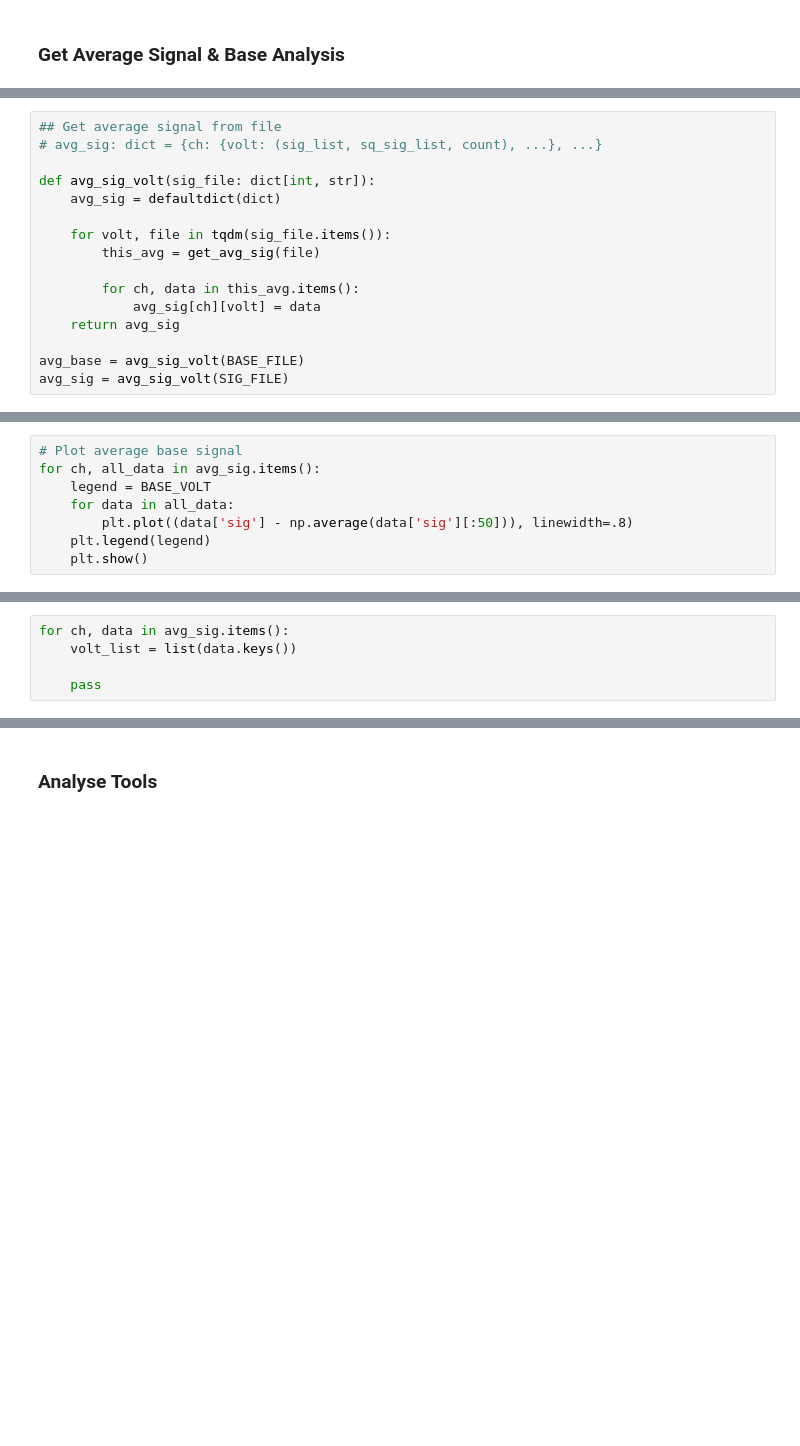
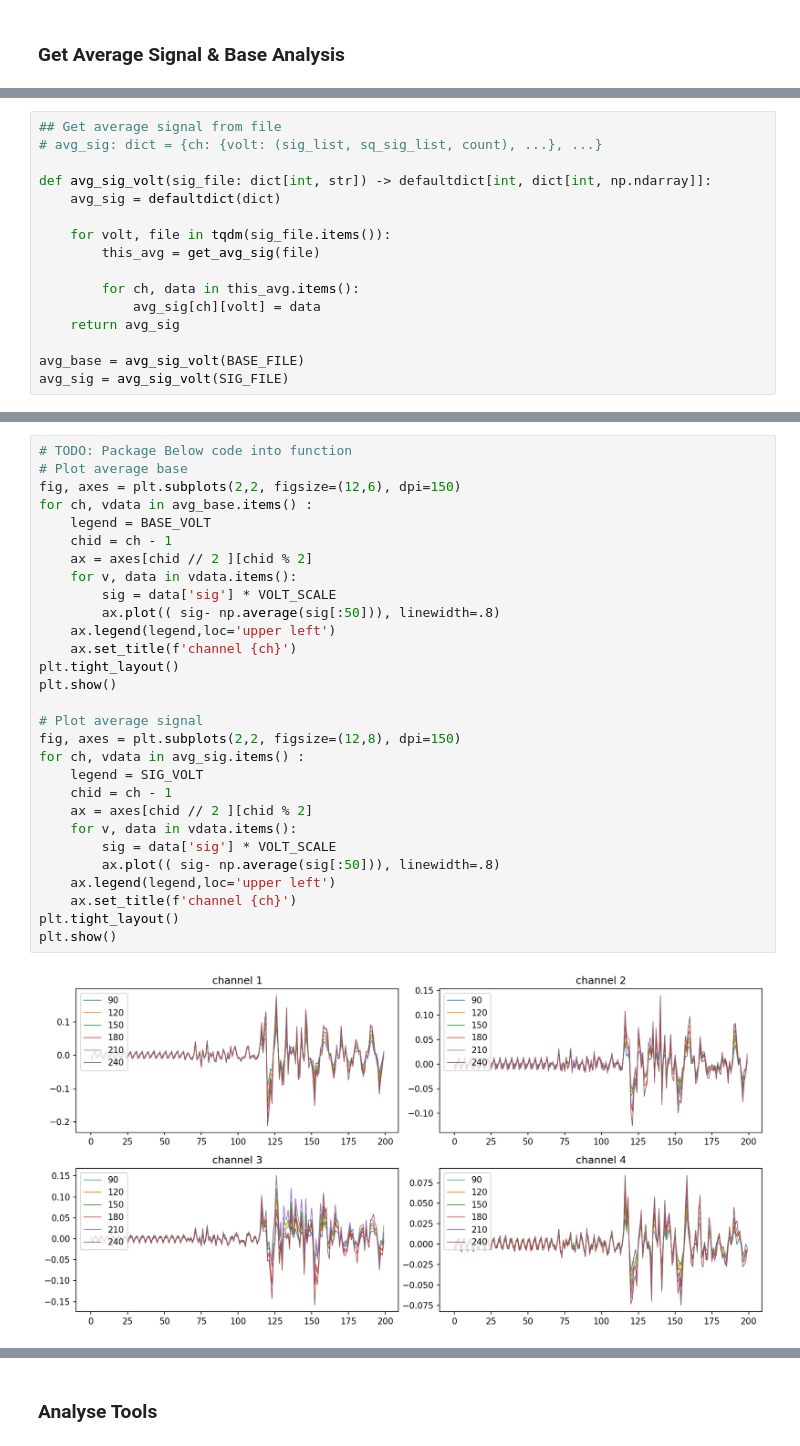
Before and after one commit to yfzhao20/PMT-Test, a Jupyter notebook: yfzhao/dist-analysis-v2.ipynb, the cells around one changed output, grey strips where cells are left out. Cells and saved outputs as stored; diff of their text form; blank space fills up the shorter version.

Commit message:
✨linear fit baseline.
- Clear some redundant code.
- Add notes for some functions.
- Improve dpi and size for some figures.
- Linear fit test. Passed!

```diff
--- a/yfzhao/dist-analysis-v2.ipynb
+++ b/yfzhao/dist-analysis-v2.ipynb
@@ -194,7 +176,7 @@ def get_avg_sig(file: str, ch = range(0, 16)):
 ## Get average signal from file
 # avg_sig: dict = {ch: {volt: (sig_list, sq_sig_list, count), ...}, ...}
 
-def avg_sig_volt(sig_file: dict[int, str]):
+def avg_sig_volt(sig_file: dict[int, str]) -> defaultdict[int, dict[int, np.ndarray]]:
     avg_sig = defaultdict(dict)
 
     for volt, file in tqdm(sig_file.items()):
@@ -219,11 +201,3 @@ def avg_to_file(avg_sig: dict[int, dict], file: str):
 
 avg_to_file(avg_base, '0710/avg_base.txt')
 avg_to_file(avg_base, '0710/avg_sig.txt')
-# %%
-# Plot average base signal
-for ch, all_data in avg_sig.items():
-    legend = BASE_VOLT
-    for data in all_data:
-        plt.plot((data['sig'] - np.average(data['sig'][:50])), linewidth=.8)
-    plt.legend(legend)
-    plt.show()
@@ -235,5 +203,0 @@ for ch, all_data in avg_sig.items():
-# %%
-for ch, data in avg_sig.items():
-    volt_list = list(data.keys())
-
-    pass
@@ -241,0 +204,31 @@ for ch, data in avg_sig.items():
+# %%
+# TODO: Package Below code into function
+# Plot average base
+fig, axes = plt.subplots(2,2, figsize=(12,6), dpi=150)
+for ch, vdata in avg_base.items() :
+    legend = BASE_VOLT
+    chid = ch - 1
+    ax = axes[chid // 2 ][chid % 2]
+    for v, data in vdata.items():
+        sig = data['sig'] * VOLT_SCALE
+        ax.plot(( sig- np.average(sig[:50])), linewidth=.8)
+    ax.legend(legend,loc='upper left')
+    ax.set_title(f'channel {ch}')
+plt.tight_layout()
+plt.show()
+
+# Plot average signal
+fig, axes = plt.subplots(2,2, figsize=(12,8), dpi=150)
+for ch, vdata in avg_sig.items() :
+    legend = SIG_VOLT
+    chid = ch - 1
+    ax = axes[chid // 2 ][chid % 2]
+    for v, data in vdata.items():
+        sig = data['sig'] * VOLT_SCALE
+        ax.plot(( sig- np.average(sig[:50])), linewidth=.8)
+    ax.legend(legend,loc='upper left')
+    ax.set_title(f'channel {ch}')
+plt.tight_layout()
+plt.show()
+# %% [output]
+[figure, added]
```
Also changed, not shown: parts of 7 cells of this notebook.
